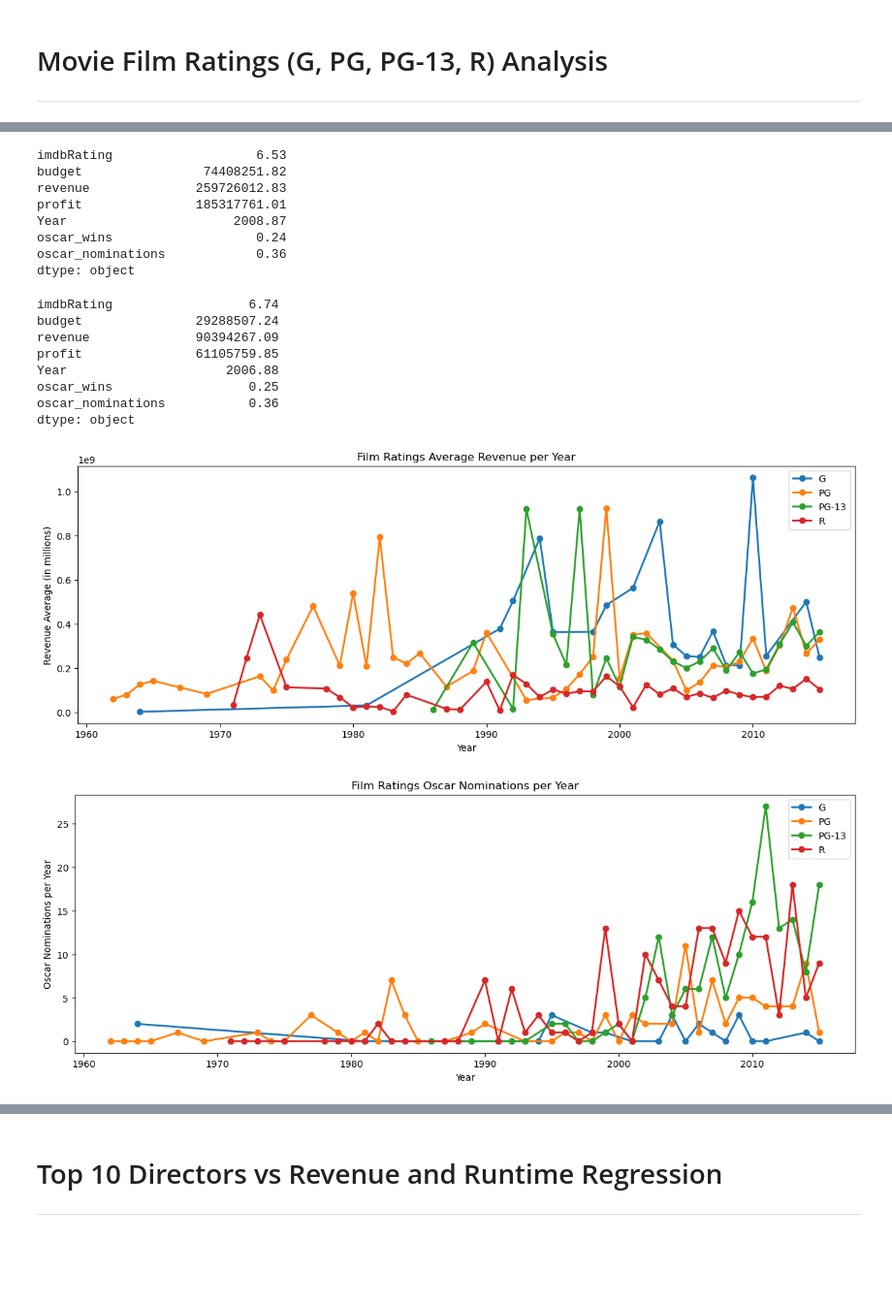
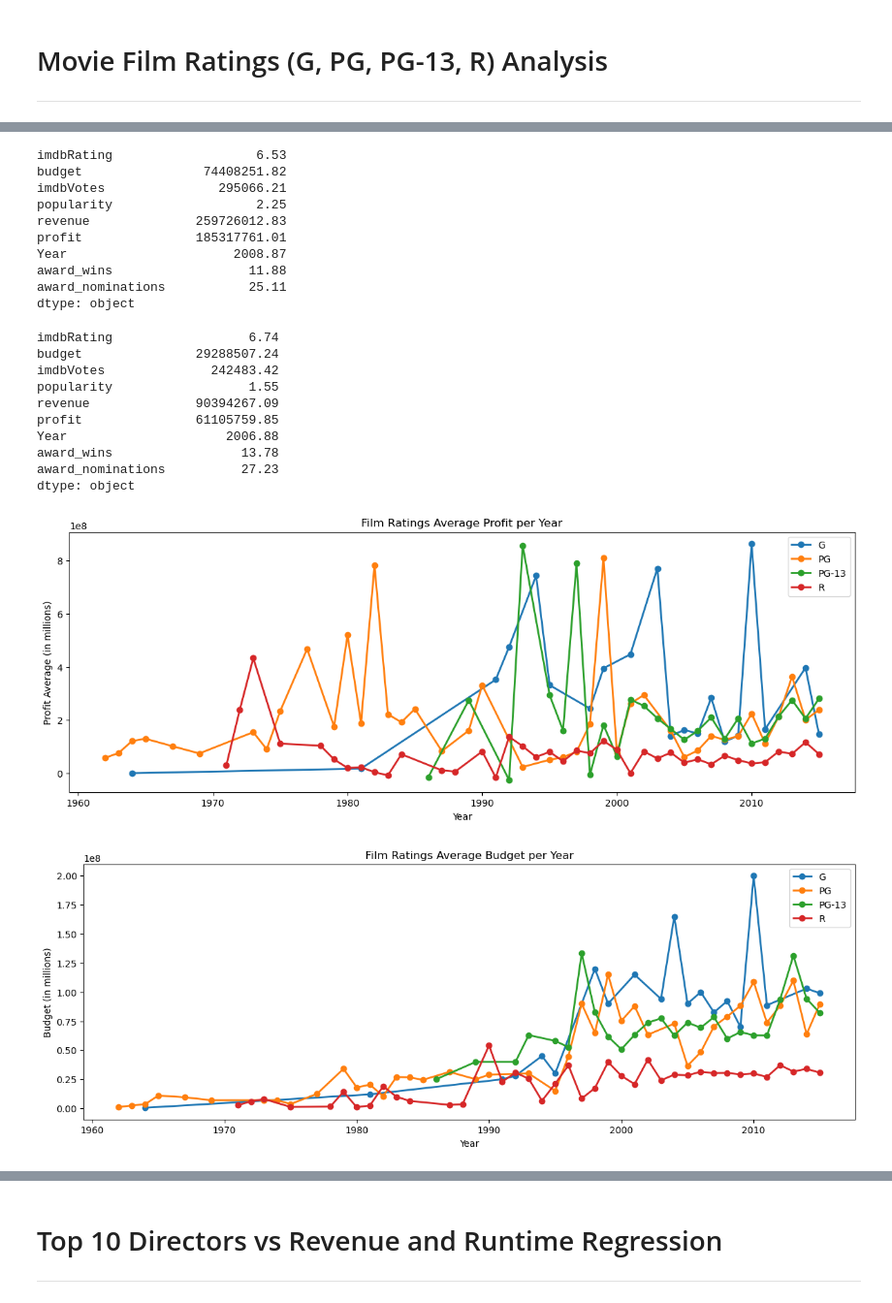
Before and after one commit to PurnimaPathak44/Project-1, a Jupyter notebook: Main Movie Folder/movie_main.ipynb, the cells around one changed output, grey strips where cells are left out. Shown: that part at 97% size. Saved outputs shown, nothing was run; the diff lists cells and outputs as text; code cells hidden in the pictures; blank space fills up the shorter version.

Commit message:
Fixed some of the line graphs

```diff
--- a/Main Movie Folder/movie_main.ipynb
+++ b/Main Movie Folder/movie_main.ipynb
@@ -38,7 +38,7 @@ Index(['Title', 'Released', 'Year', 'Rated', 'Runtime', 'Genre', 'Director',
 ###
 # %%
 # merge the main df and the TMBD Movie Dataset.csv revenue and profit columns on the imdbID for each movie
-df = pd.merge(df, TMBD_df[['imdbID', 'revenue', 'profit']], on="imdbID")
+df = pd.merge(df, TMBD_df[['imdbID', 'revenue', 'profit', 'popularity']], on="imdbID")
 # %%
 # calculate the combined average rating from the three 'Metascore','Rotten Tomatoes','imdbRating' and add as a column
 
@@ -340,10 +355,10 @@ df_PG= df.loc[(df["Rated"] == "PG")].reset_index(drop=True)
 df_PG13= df.loc[(df["Rated"] == "PG-13")].reset_index(drop=True)
 df_R = df.loc[(df["Rated"] == "R")].reset_index(drop=True)
 # %%
-top_G = df_G.sort_values(by='oscar_wins', ascending=False)[["Title", "imdbRating", "budget", "revenue", "profit", "Rated", "Year", "Released", "oscar_wins", "oscar_nominations"]].reset_index(drop=True)
-top_PG = df_PG.sort_values(by='oscar_wins', ascending=False)[["Title", "imdbRating", "budget", "revenue", "profit", "Rated", "Year", "Released", "oscar_wins", "oscar_nominations"]].reset_index(drop=True)
-top_PG13 = df_PG13.sort_values(by='oscar_wins', ascending=False)[["Title", "imdbRating", "budget", "revenue", "profit", "Rated", "Year", "Released", "oscar_wins", "oscar_nominations"]].reset_index(drop=True)
-top_R = df_R.sort_values(by='oscar_wins', ascending=False)[["Title", "imdbRating", "budget", "revenue", "profit", "Rated", "Year", "Released", "oscar_wins", "oscar_nominations"]].reset_index(drop=True)
+top_G = df_G[["imdbRating", "budget", "imdbVotes", "popularity", "revenue", "profit", "Year", "Released", "award_wins", "award_nominations"]].reset_index(drop=True)
+top_PG = df_PG[["imdbRating", "budget", "imdbVotes", "popularity", "revenue", "profit", "Year", "Released", "award_wins", "award_nominations"]].reset_index(drop=True)
+top_PG13 = df_PG13[["imdbRating", "budget", "imdbVotes", "popularity", "revenue", "profit", "Year", "Released", "award_wins", "award_nominations"]].reset_index(drop=True)
+top_R = df_R[["imdbRating", "budget", "imdbVotes", "popularity", "revenue", "profit", "Year", "Released", "award_wins", "award_nominations"]].reset_index(drop=True)
 # %%
 top_G.mean(numeric_only=True).apply(lambda x: '%.2f' % x)
 # %% [output]
@@ -371,21 +390,25 @@ top_PG13.mean(numeric_only=True).apply(lambda x: '%.2f' % x)
 # %% [output]
 imdbRating                   6.53
 budget                74408251.82
+imdbVotes               295066.21
+popularity                   2.25
 revenue              259726012.83
 profit               185317761.01
 Year                      2008.87
-oscar_wins                   0.24
-oscar_nominations            0.36
+award_wins                  11.88
+award_nominations           25.11
 dtype: object
 # %%
 top_R.mean(numeric_only=True).apply(lambda x: '%.2f' % x)
 # %% [output]
 imdbRating                  6.74
 budget               29288507.24
+imdbVotes              242483.42
+popularity                  1.55
 revenue              90394267.09
 profit               61105759.85
 Year                     2006.88
-oscar_wins                  0.25
-oscar_nominations           0.36
+award_wins                 13.78
+award_nominations          27.23
 dtype: object
 # %%
@@ -399,26 +422,26 @@ top_G_group.plot(label="G", marker='o',linewidth=2,markersize=6)
 top_PG_group.plot(label="PG", marker='o',linewidth=2,markersize=6)
 top_PG13_group.plot(label="PG-13", marker='o',linewidth=2,markersize=6)
 top_R_group.plot(label="R", marker='o',linewidth=2,markersize=6)
-plt.title("Film Ratings Average Revenue per Year")
-plt.ylabel("Revenue Average (in millions)")
+plt.title("Film Ratings Average Profit per Year")
+plt.ylabel("Profit Average (in millions)")
 plt.legend()
 plt.show()
 # %% [output]
-[figure, old version]
+[figure, new version]
 # %%
-top_G_group2 = (top_G.groupby(['Year'])['oscar_nominations'].sum())
-top_PG_group2 = (top_PG.groupby(['Year'])['oscar_nominations'].sum())
-top_PG13_group2 = (top_PG13.groupby(['Year'])['oscar_nominations'].sum())
-top_R_group2 = (top_R.groupby(['Year'])['oscar_nominations'].sum())
+top_G_group2 = (top_G.groupby(['Year'])['budget'].mean())
+top_PG_group2 = (top_PG.groupby(['Year'])['budget'].mean())
+top_PG13_group2 = (top_PG13.groupby(['Year'])['budget'].mean())
+top_R_group2 = (top_R.groupby(['Year'])['budget'].mean())
 # %%
 plt.figure(figsize=(15,5))
 top_G_group2.plot(label="G", marker='o',linewidth=2,markersize=6)
 top_PG_group2.plot(label="PG", marker='o',linewidth=2,markersize=6)
 top_PG13_group2.plot(label="PG-13", marker='o',linewidth=2,markersize=6)
 top_R_group2.plot(label="R", marker='o',linewidth=2,markersize=6)
-plt.title("Film Ratings Oscar Nominations per Year")
-plt.ylabel("Oscar Nominations per Year")
+plt.title("Film Ratings Average Budget per Year")
+plt.ylabel("Budget (in millions)")
 plt.legend()
 plt.show()
 # %% [output]
-[figure, old version]
+[figure, new version]
```
Also changed, not shown: parts of 9 cells of this notebook.
